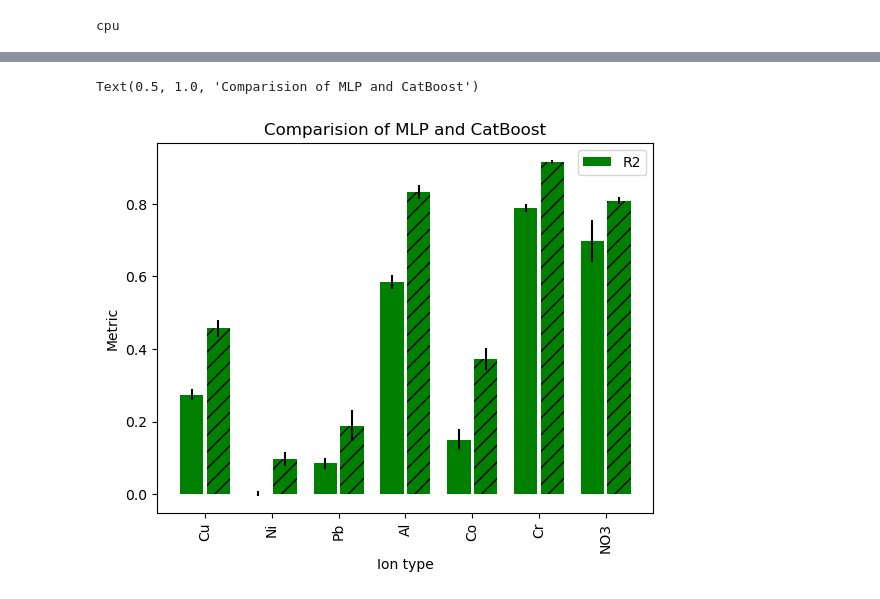
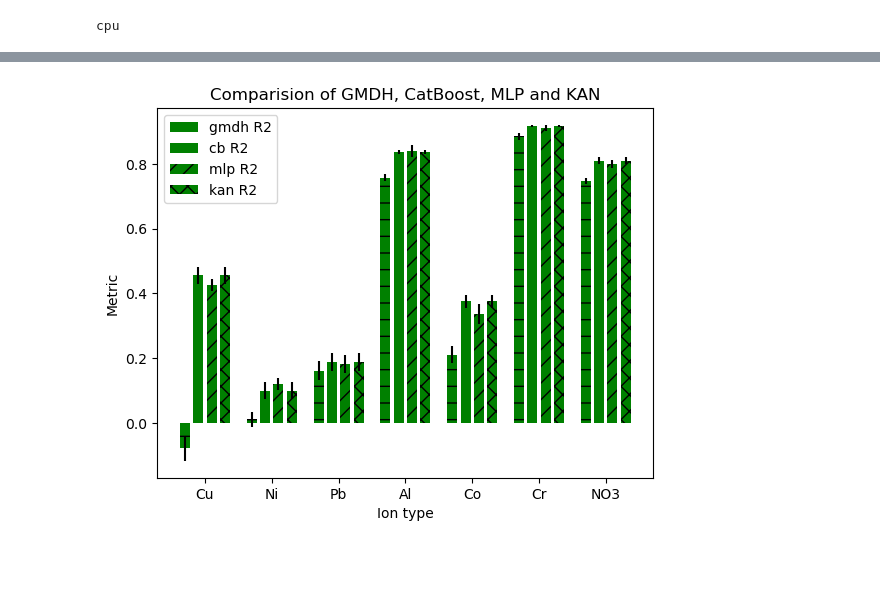
Before and after one commit to Gavr101/Spectroscopy_FL_7_ions, a Jupyter notebook: Augmentation/Multi_Exper_diff_m.ipynb, the cells around one changed output, grey strips where cells are left out. Saved outputs shown, nothing was run; the diff lists cells and outputs as text; code cells hidden in the pictures; blank space fills up the shorter version.

```diff
--- a/Augmentation/Multi_Exper_diff_m.ipynb
+++ b/Augmentation/Multi_Exper_diff_m.ipynb
@@ -441,0 +655,5 @@ Text(0.5, 1.0, 'CV KAN | ')
+# %%
+df_gmdh = pd.read_csv('Output_data/Multi_Exper_diff_m_gmdh.csv')
+df_cb = pd.read_csv('Output_data/Multi_Exper_diff_m_cb.csv')
+df_mlp = pd.read_csv('Output_data/Multi_Exper_diff_m_mlp.csv')
+df_kan = pd.read_csv('Output_data/Multi_Exper_diff_m_kan.csv')
@@ -442,2 +671,14 @@ Text(0.5, 1.0, 'CV KAN | ')
+# %%
+l_PR_ION = ['Cu', 'Ni', 'Pb', 'Al', 'Co', 'Cr', 'NO3']
+
+gmdh_mean_rmse, gmdh_std_rmse, gmdh_mean_mae, gmdh_std_mae = df_gmdh.gmdh_mean_rmse, df_gmdh.gmdh_std_rmse, df_gmdh.gmdh_mean_mae, df_gmdh.gmdh_std_mae
+cb_mean_rmse, cb_std_rmse, cb_mean_mae, cb_std_mae = df_cb.cb_mean_rmse, df_cb.cb_std_rmse, df_cb.cb_mean_mae, df_cb.cb_std_mae
+mlp_mean_rmse, mlp_std_rmse, mlp_mean_mae, mlp_std_mae = df_mlp.cb_mean_rmse, df_mlp.cb_std_rmse, df_mlp.cb_mean_mae, df_mlp.cb_std_mae
+kan_mean_rmse, kan_std_rmse, kan_mean_mae, kan_std_mae = df_kan.kan_mean_rmse, df_kan.kan_std_rmse, df_kan.kan_mean_mae, df_kan.kan_std_mae
+
+gmdh_mean_r2, gmdh_std_r2 = df_gmdh.gmdh_mean_r2, df_gmdh.gmdh_std_r2
+cb_mean_r2, cb_std_r2 = df_cb.cb_mean_r2, df_cb.cb_std_r2
+mlp_mean_r2, mlp_std_r2 = df_mlp.cb_mean_r2, df_mlp.cb_std_r2
+kan_mean_r2, kan_std_r2 = df_kan.kan_mean_r2, df_kan.kan_std_r2
 # %%
 x_axis  = np.arange(len(l_PR_ION))
@@ -477,21 +790,30 @@ Text(0.5, 1.0, 'Comparision of MLP and CatBoost')
 # %%
 x_axis  = np.arange(len(l_PR_ION))
-width = 0.2
+delta_x = 0.2
+width = 0.15
 
-plt.bar(x_axis-width, np.array(mlp_mean_r2),
-             yerr=np.array(mlp_std_r2), width=0.35, color='g') # , fmt='o-'
-plt.bar(x_axis+width, np.array(cb_mean_r2),
-             yerr=np.array(cb_std_r2), color='g', width=0.35, hatch='//') # , fmt='o-'
+plt.bar(x_axis-1.5*delta_x, np.array(gmdh_mean_r2),
+             yerr=np.array(gmdh_std_r2), width=width, color='g', hatch='-') # , fmt='o-'
+
+plt.bar(x_axis-0.5*delta_x, np.array(cb_mean_r2),
+             yerr=np.array(cb_std_r2), width=width, color='g') # , fmt='o-'
+
+plt.bar(x_axis+0.5*delta_x, np.array(mlp_mean_r2),
+             yerr=np.array(mlp_std_r2), width=width, color='g', hatch='//') # , fmt='o-'
+
+plt.bar(x_axis+1.5*delta_x, np.array(cb_mean_r2),
+             yerr=np.array(cb_std_r2), width=width, color='g', hatch='xx') # , fmt='o-'
 
 plt.xticks(x_axis, l_PR_ION)
 #plt.xscale('log')
 #plt.yscale('log')
-plt.xticks(rotation=90)
+plt.xticks(rotation=0)
 plt.xlabel('Ion type') #'number of params'
 plt.ylabel('Metric')
-plt.legend(['R2'])
-plt.title(f'Comparision of MLP and CatBoost')
+plt.legend(['gmdh R2','cb R2', 'mlp R2', 'kan R2'])
+plt.title(f'Comparision of GMDH, CatBoost, MLP and KAN')
+
+plt.savefig('Output_data/Multi_Exper_diff_m_all_2.png')
 # %% [output]
-Text(0.5, 1.0, 'Comparision of MLP and CatBoost')
-[figure, old version]
+[figure, new version]
 # %%
```
Also changed, not shown: parts of 35 cells of this notebook, 13 other files.
